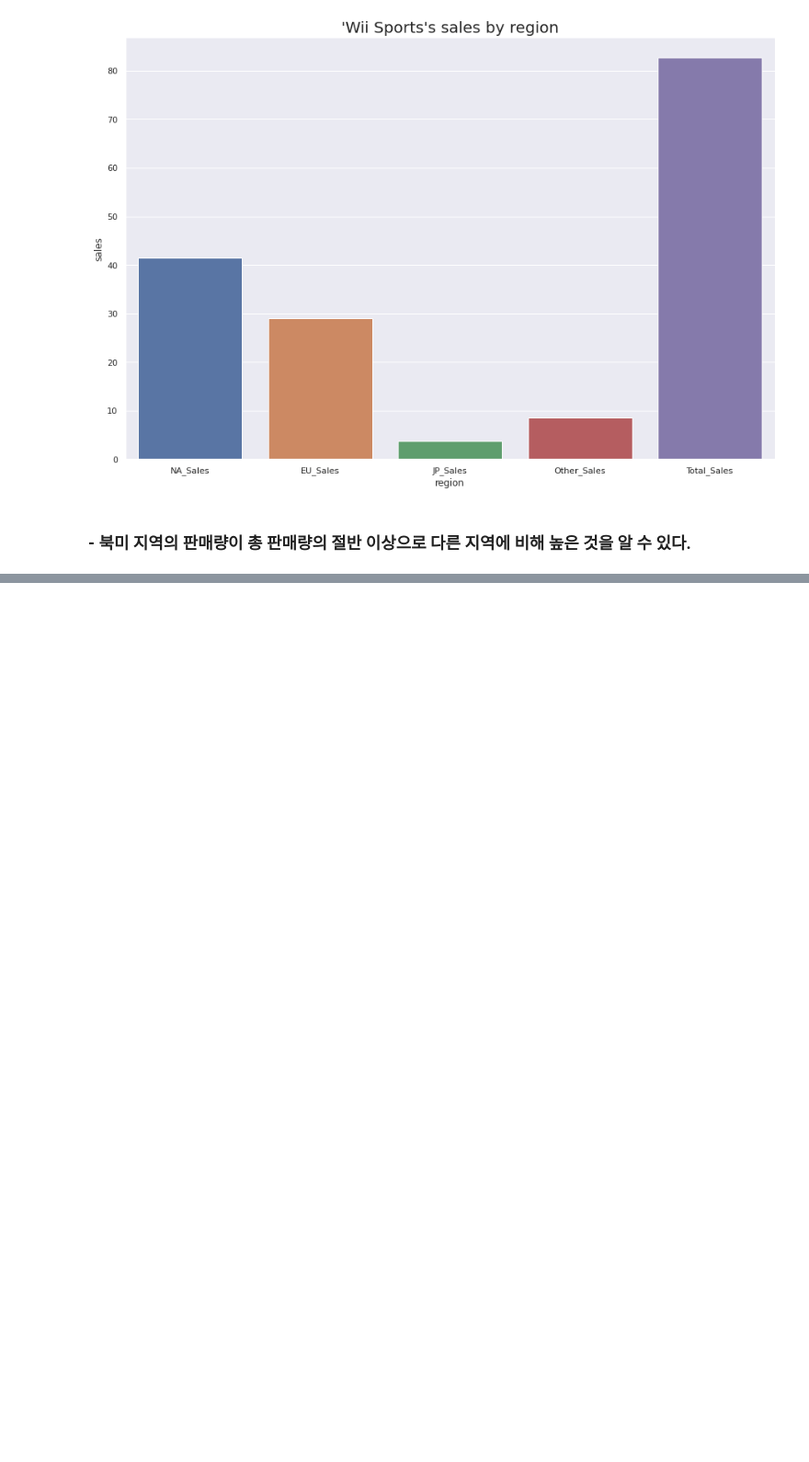
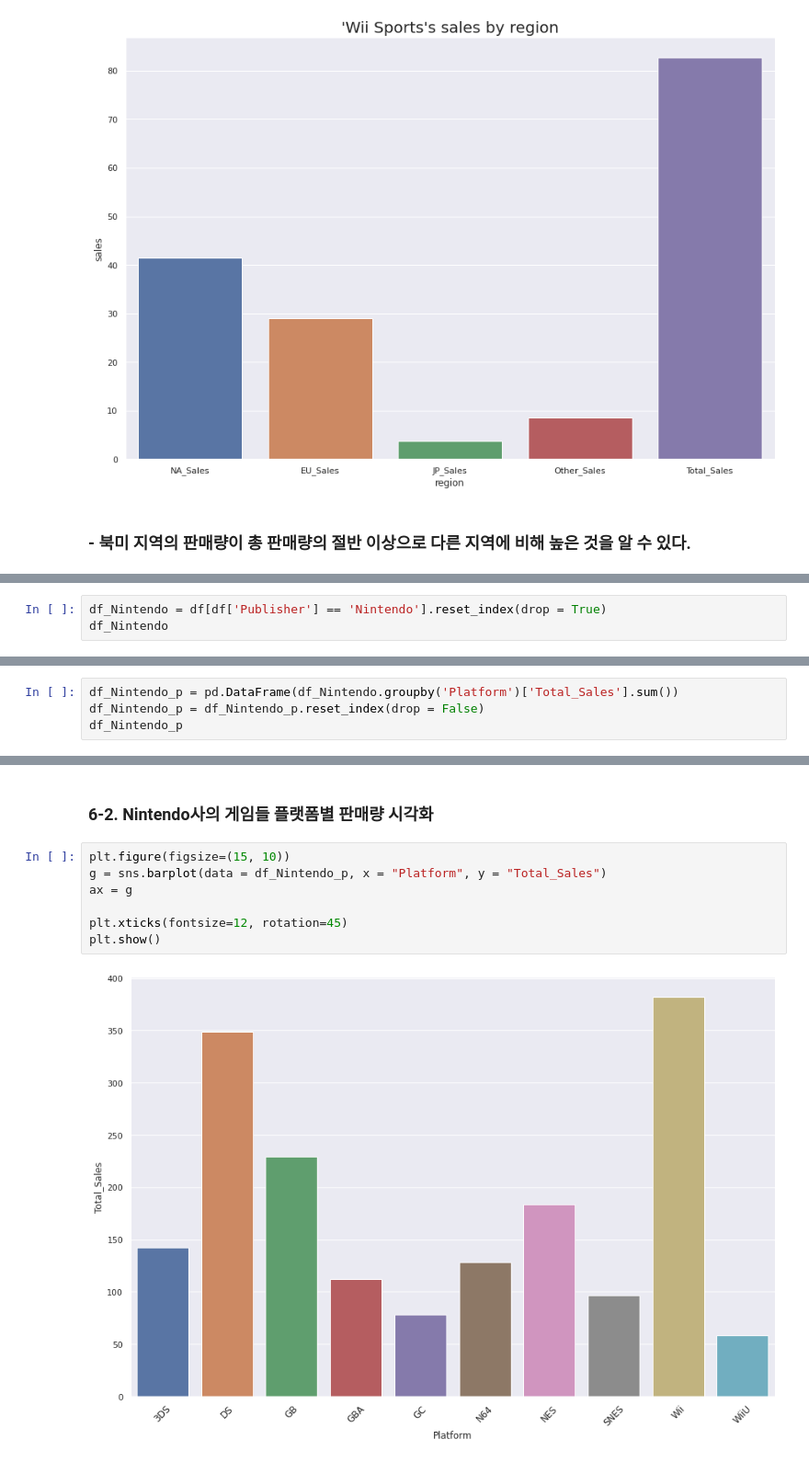
Before and after one commit to woorim99/AIB_12th_project, a Jupyter notebook: Section 1/Section1_AI_12_이우림.ipynb, the cells around one changed output, grey strips where cells are left out. Shown at 92% size. Cells and saved outputs as stored; diff of their text form; blank space fills up the shorter version.

```diff
--- a/Section 1/Section1_AI_12_이우림.ipynb
+++ b/Section 1/Section1_AI_12_이우림.ipynb
@@ -360,0 +363,3 @@ sns.barplot(data=df_1st);
+# %%
+df_Nintendo = df[df['Publisher'] == 'Nintendo'].reset_index(drop = True)
+df_Nintendo
@@ -360,0 +380,4 @@ sns.barplot(data=df_1st);
+# %%
+df_Nintendo_p = pd.DataFrame(df_Nintendo.groupby('Platform')['Total_Sales'].sum())
+df_Nintendo_p = df_Nintendo_p.reset_index(drop = False)
+df_Nintendo_p
@@ -360,0 +396,11 @@ sns.barplot(data=df_1st);
+# %% [markdown]
+### 6-2. Nintendo사의 게임들 플랫폼별 판매량 시각화
+# %%
+plt.figure(figsize=(15, 10))
+g = sns.barplot(data = df_Nintendo_p, x = "Platform", y = "Total_Sales")
+ax = g
+
+plt.xticks(fontsize=12, rotation=45)
+plt.show()
+# %% [output]
+[figure, added]
```
Also changed, not shown: parts of 8 cells of this notebook.
